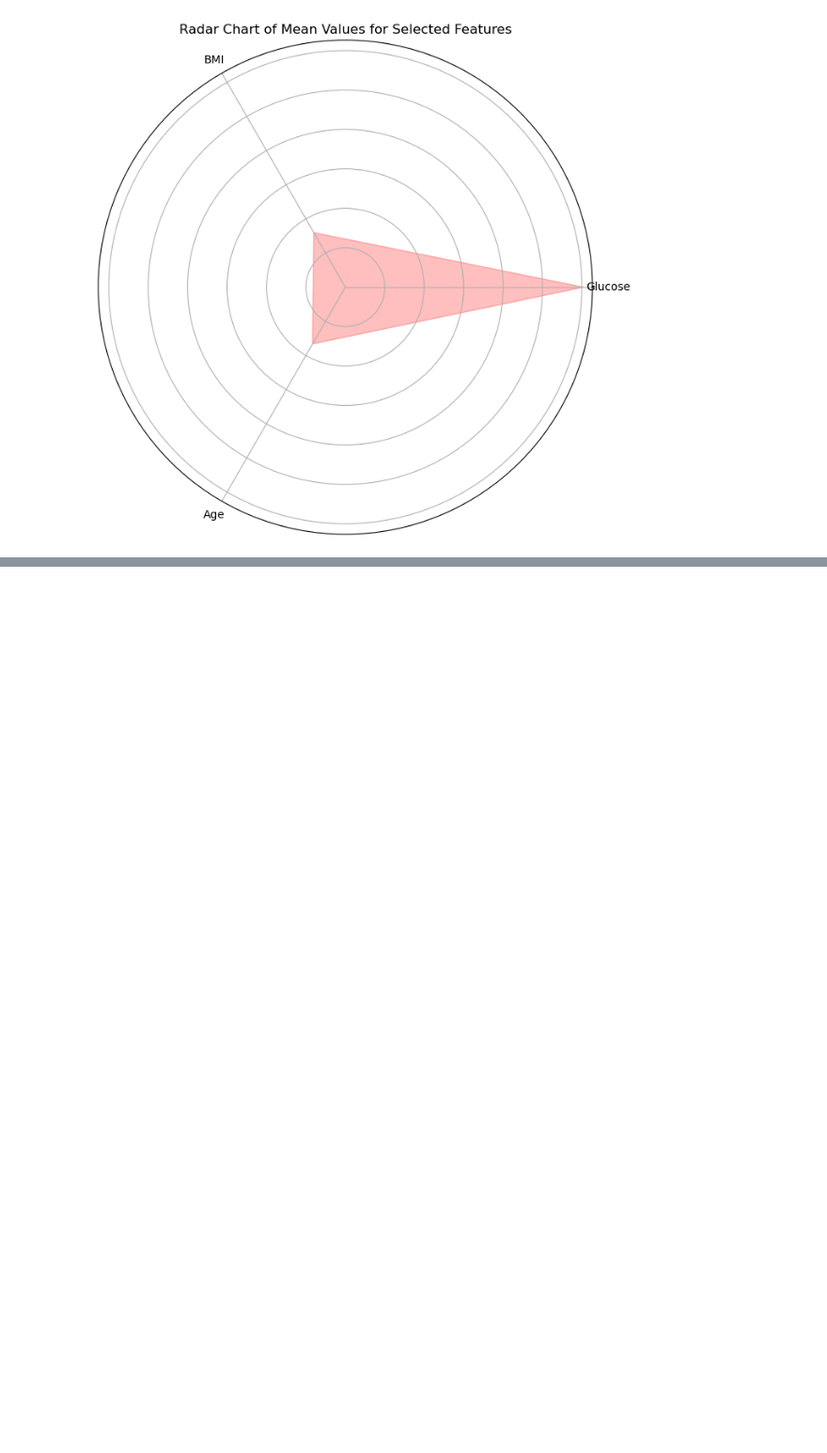
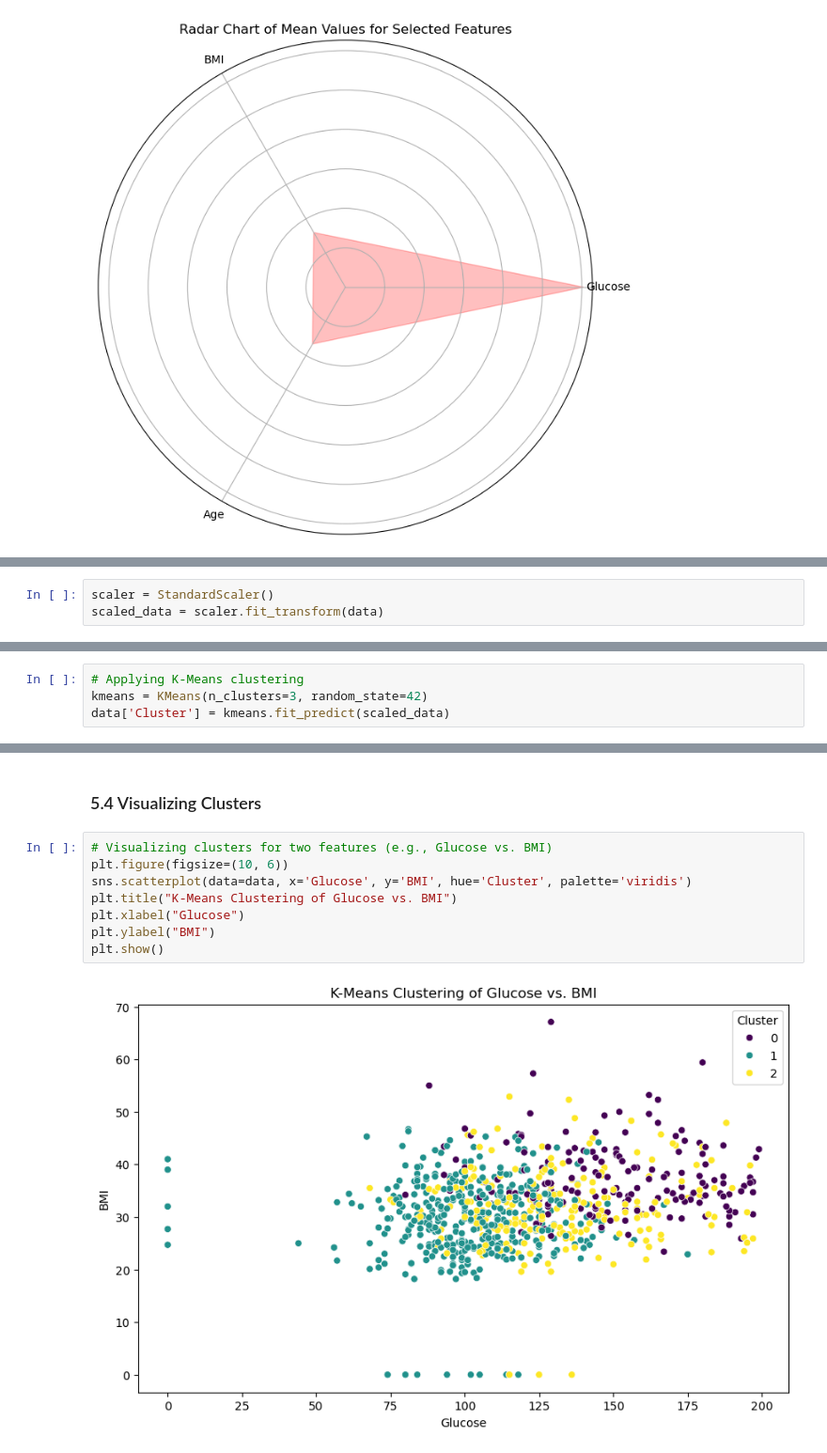
Before and after one commit to naveen2964/21BDS0266_EDA, a Jupyter notebook: Digital Assignment EDA.ipynb, the cells around one changed output, grey strips where cells are left out. Shown at 94% size. Cells and saved outputs as stored; diff of their text form; blank space fills up the shorter version.

```diff
--- a/Digital Assignment EDA.ipynb
+++ b/Digital Assignment EDA.ipynb
@@ -437,0 +450,3 @@ plt.show()
+# %%
+scaler = StandardScaler()
+scaled_data = scaler.fit_transform(data)
@@ -437,0 +455,4 @@ plt.show()
+# %%
+# Applying K-Means clustering
+kmeans = KMeans(n_clusters=3, random_state=42)
+data['Cluster'] = kmeans.fit_predict(scaled_data)
@@ -437,0 +478,12 @@ plt.show()
+# %% [markdown]
+### 5.4 Visualizing Clusters
+# %%
+# Visualizing clusters for two features (e.g., Glucose vs. BMI)
+plt.figure(figsize=(10, 6))
+sns.scatterplot(data=data, x='Glucose', y='BMI', hue='Cluster', palette='viridis')
+plt.title("K-Means Clustering of Glucose vs. BMI")
+plt.xlabel("Glucose")
+plt.ylabel("BMI")
+plt.show()
+# %% [output]
+[figure, added]
```
Also changed, not shown: parts of 37 cells of this notebook.
